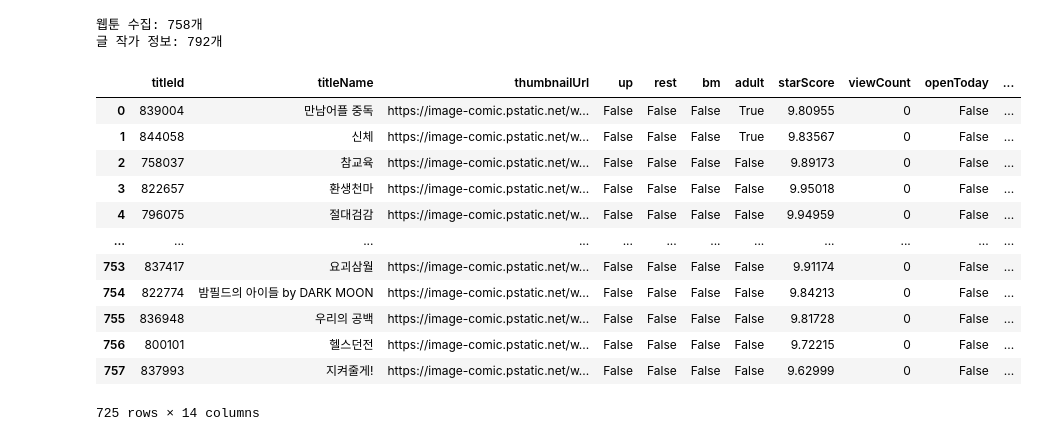
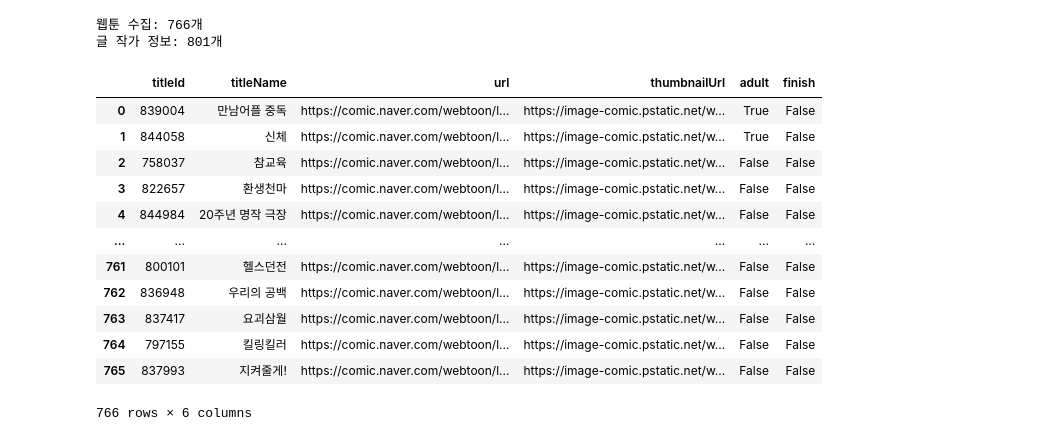
Before and after one commit to karneva/WebtoonService, a Jupyter notebook: crawling/naver_crawling.ipynb, the cells around one changed output. Saved outputs shown, nothing was run; the diff lists cells and outputs as text; code cells hidden in the pictures.

```diff
--- a/crawling/naver_crawling.ipynb
+++ b/crawling/naver_crawling.ipynb
@@ -18,6 +15,9 @@ headers = {'User-Agent': 'Mozilla/5.0 (Windows NT 10.0; Win64; x64) Chrome/120.0
 # %%
 import requests
 from tqdm import tqdm
+
+day = ["mon", "tue", "wed", "thu", "fri", "sat", "sun"]
+headers = {'User-Agent': 'Mozilla/5.0 (Windows NT 10.0; Win64; x64) Chrome/120.0.0.0 Safari/537.36'}
 
 webtoon_list = []
 writers_list = []
@@ -38,12 +38,14 @@ for day_code in tqdm(day):
             # 공통 ID (Foreign Key 역할)
             t_id = int(webtoon["titleId"])
 
+            # 웹으로 바로 이동할 수 있는 url
+            site_url = f'https://comic.naver.com/webtoon/list?titleId={t_id}&tab={day_code}'
+
             # 1. 메인 웹툰 정보 (불필요한 작가 문자열 제거)
             webtoon_list.append({
                 "titleId": t_id,
                 "titleName": webtoon["titleName"],
-                # "author": webtoon["author"], -> 제외 (아래에서 따로 처리함)
-                # "novelOriginAuthors": ... -> 제외
+                "url": site_url,
                 "thumbnailUrl": webtoon["thumbnailUrl"],
                 "up": webtoon["up"],
                 "rest": webtoon["rest"],
@@ -94,6 +96,6 @@ for day_code in tqdm(day):
 print(f"웹툰 수집: {len(webtoon_list)}개")
 print(f"글 작가 정보: {len(writers_list)}개")
 # %% [output]
-웹툰 수집: 758개
-글 작가 정보: 792개
+웹툰 수집: 766개
+글 작가 정보: 801개
 # %%
@@ -109,19 +111,21 @@ writers_df.to_csv("naver_writers.csv", index=False)
 painters_df.to_csv("naver_painters.csv", index=False)
 novelOriginAuthors_df.to_csv("naver_novelOriginAuthors.csv", index=False)
 # %%
+webtoon_df = pd.read_csv("naver_webtoon.csv")
+webtoon_df = webtoon_df.drop(["up", "rest", "bm", "starScore", "viewCount", "openToday", "potenUp", "bestChallengeLevelUp", "new"], axis=1)
 webtoon_df
 # %% [output]
-|  | titleId | titleName | thumbnailUrl | up | rest | bm | adult | starScore | viewCount | openToday | ... |
-| 0 | 839004 | 만남어플 중독 | https://image-comic.pstatic.net/w... | False | False | False | True | 9.80955 | 0 | False | ... |
-| 1 | 844058 | 신체 | https://image-comic.pstatic.net/w... | False | False | False | True | 9.83567 | 0 | False | ... |
-| 2 | 758037 | 참교육 | https://image-comic.pstatic.net/w... | False | False | False | False | 9.89173 | 0 | False | ... |
-| 3 | 822657 | 환생천마 | https://image-comic.pstatic.net/w... | False | False | False | False | 9.95018 | 0 | False | ... |
-| 4 | 796075 | 절대검감 | https://image-comic.pstatic.net/w... | False | False | False | False | 9.94959 | 0 | False | ... |
-| ... | ... | ... | ... | ... | ... | ... | ... | ... | ... | ... | ... |
-| 753 | 837417 | 요괴삼월 | https://image-comic.pstatic.net/w... | False | False | False | False | 9.91174 | 0 | False | ... |
-| 754 | 822774 | 밤필드의 아이들 by DARK MOON | https://image-comic.pstatic.net/w... | False | False | False | False | 9.84213 | 0 | False | ... |
-| 755 | 836948 | 우리의 공백 | https://image-comic.pstatic.net/w... | False | False | False | False | 9.81728 | 0 | False | ... |
-| 756 | 800101 | 헬스던전 | https://image-comic.pstatic.net/w... | False | False | False | False | 9.72215 | 0 | False | ... |
-| 757 | 837993 | 지켜줄게! | https://image-comic.pstatic.net/w... | False | False | False | False | 9.62999 | 0 | False | ... |
+|  | titleId | titleName | url | thumbnailUrl | adult | finish |
+| 0 | 839004 | 만남어플 중독 | https://comic.naver.com/webtoon/l... | https://image-comic.pstatic.net/w... | True | False |
+| 1 | 844058 | 신체 | https://comic.naver.com/webtoon/l... | https://image-comic.pstatic.net/w... | True | False |
+| 2 | 758037 | 참교육 | https://comic.naver.com/webtoon/l... | https://image-comic.pstatic.net/w... | False | False |
+| 3 | 822657 | 환생천마 | https://comic.naver.com/webtoon/l... | https://image-comic.pstatic.net/w... | False | False |
+| 4 | 844984 | 20주년 명작 극장 | https://comic.naver.com/webtoon/l... | https://image-comic.pstatic.net/w... | False | False |
+| ... | ... | ... | ... | ... | ... | ... |
+| 761 | 800101 | 헬스던전 | https://comic.naver.com/webtoon/l... | https://image-comic.pstatic.net/w... | False | False |
+| 762 | 836948 | 우리의 공백 | https://comic.naver.com/webtoon/l... | https://image-comic.pstatic.net/w... | False | False |
+| 763 | 837417 | 요괴삼월 | https://comic.naver.com/webtoon/l... | https://image-comic.pstatic.net/w... | False | False |
+| 764 | 797155 | 킬링킬러 | https://comic.naver.com/webtoon/l... | https://image-comic.pstatic.net/w... | False | False |
+| 765 | 837993 | 지켜줄게! | https://comic.naver.com/webtoon/l... | https://image-comic.pstatic.net/w... | False | False |
-725 rows × 14 columns
+766 rows × 6 columns
 # %%
```
Also changed, not shown: parts of 22 cells of this notebook, 25 other files.
